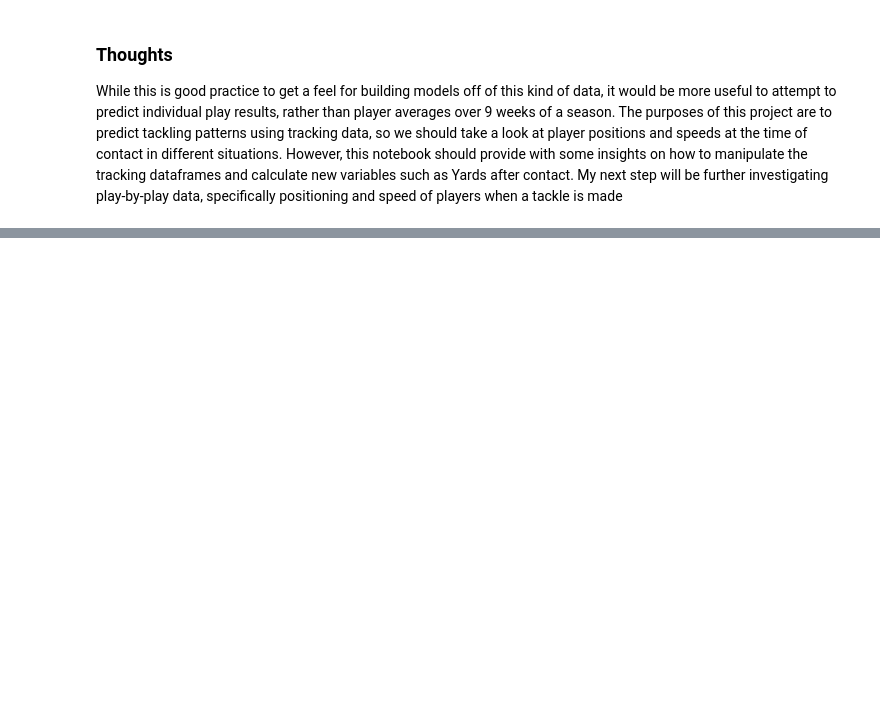
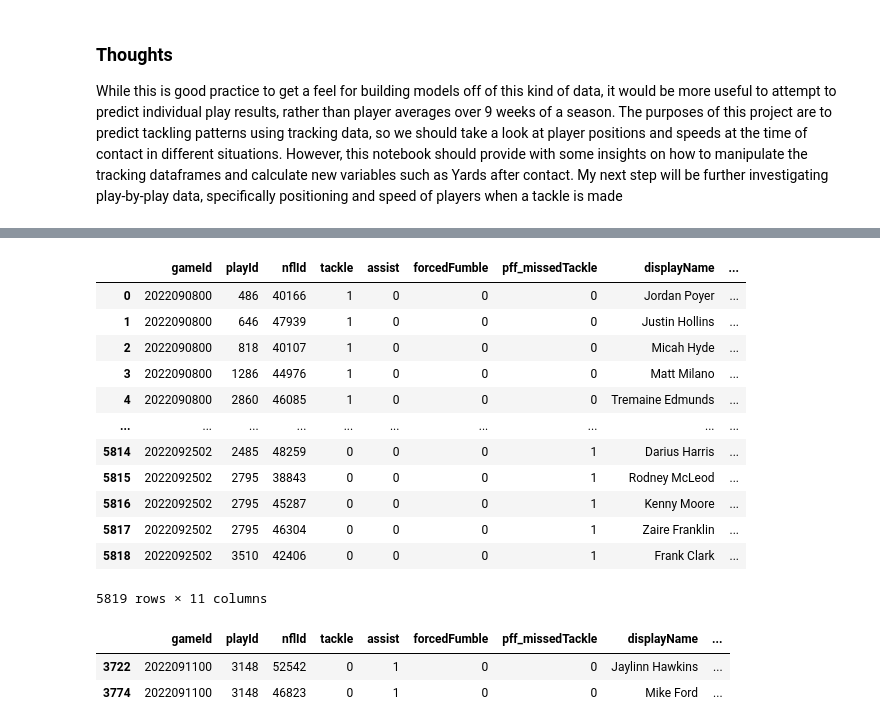
Before and after one commit to quincy928/BDB-2023, a Jupyter notebook: YAC EDA.ipynb, the cells around one changed output, grey strips where cells are left out. Drawn from its saved outputs; the diff is of its cells as text; code cells hidden in the pictures; blank space fills up the shorter version.

```diff
--- a/YAC EDA.ipynb
+++ b/YAC EDA.ipynb
@@ -455,0 +520,42 @@ While this is good practice to get a feel for building models off of this kind o
+# %%
+# This function will calculate the distance to the ballcarrier
+def get_distance(row, filtered_tracking_data, event):
+    gameId = row['gameId']
+    playId = row['playId']
+    defenderId = row['nflId']
+
+    selected_tracking = filtered_tracking_data[(filtered_tracking_data.gameId == gameId) & (filtered_tracking_data.playId == playId)]
+
+    if (event == 'first_contact') | (event == 'pass_outcome_caught'):
+        x_ballcarrier = selected_tracking[(selected_tracking.event == event) & (selected_tracking.nflId == selected_tracking.ballCarrierId)]['x'].values[0]
+        y_ballcarrier = selected_tracking[(selected_tracking.event == event) & (selected_tracking.nflId == selected_tracking.ballCarrierId)]['y'].values[0]
+        x_defender = selected_tracking[(selected_tracking.event == event) & (selected_tracking.nflId == defenderId)]['x'].values[0]
+        y_defender = selected_tracking[(selected_tracking.event == event) & (selected_tracking.nflId == defenderId)]['y'].values[0]
+        return np.sqrt((x_defender - x_ballcarrier)**2 + (y_defender - y_ballcarrier)**2)
+    else:
+        return "Event should be either first_contact or pass_outcome_caught"
+# %%
+# Apply the function to each row in the dataframe
+tackles_pass.loc[:,'distance_first_contact'] = tackles_pass.apply(get_distance, args=(filtered_tracking_data, 'first_contact'), axis=1)
+tackles_pass.loc[:,'distance_ball_caught'] = tackles_pass.apply(get_distance, args=(filtered_tracking_data, 'pass_outcome_caught'), axis=1)
+tackles_pass
+# %% [output]
+|  | gameId | playId | nflId | tackle | assist | forcedFumble | pff_missedTackle | displayName | ... |
+| 0 | 2022090800 | 486 | 40166 | 1 | 0 | 0 | 0 | Jordan Poyer | ... |
+| 1 | 2022090800 | 646 | 47939 | 1 | 0 | 0 | 0 | Justin Hollins | ... |
+| 2 | 2022090800 | 818 | 40107 | 1 | 0 | 0 | 0 | Micah Hyde | ... |
+| 3 | 2022090800 | 1286 | 44976 | 1 | 0 | 0 | 0 | Matt Milano | ... |
+| 4 | 2022090800 | 2860 | 46085 | 1 | 0 | 0 | 0 | Tremaine Edmunds | ... |
+| ... | ... | ... | ... | ... | ... | ... | ... | ... | ... |
+| 5814 | 2022092502 | 2485 | 48259 | 0 | 0 | 0 | 1 | Darius Harris | ... |
+| 5815 | 2022092502 | 2795 | 38843 | 0 | 0 | 0 | 1 | Rodney McLeod | ... |
+| 5816 | 2022092502 | 2795 | 45287 | 0 | 0 | 0 | 1 | Kenny Moore | ... |
+| 5817 | 2022092502 | 2795 | 46304 | 0 | 0 | 0 | 1 | Zaire Franklin | ... |
+| 5818 | 2022092502 | 3510 | 42406 | 0 | 0 | 0 | 1 | Frank Clark | ... |
+5819 rows × 11 columns
+# %%
+tackles_pass[(tackles_pass.gameId == 2022091100)&(tackles_pass.playId == 3148)]
+# %% [output]
+|  | gameId | playId | nflId | tackle | assist | forcedFumble | pff_missedTackle | displayName | ... |
+| 3722 | 2022091100 | 3148 | 52542 | 0 | 1 | 0 | 0 | Jaylinn Hawkins | ... |
+| 3774 | 2022091100 | 3148 | 46823 | 0 | 1 | 0 | 0 | Mike Ford | ... |
```
Also changed, not shown: parts of 25 cells of this notebook.
